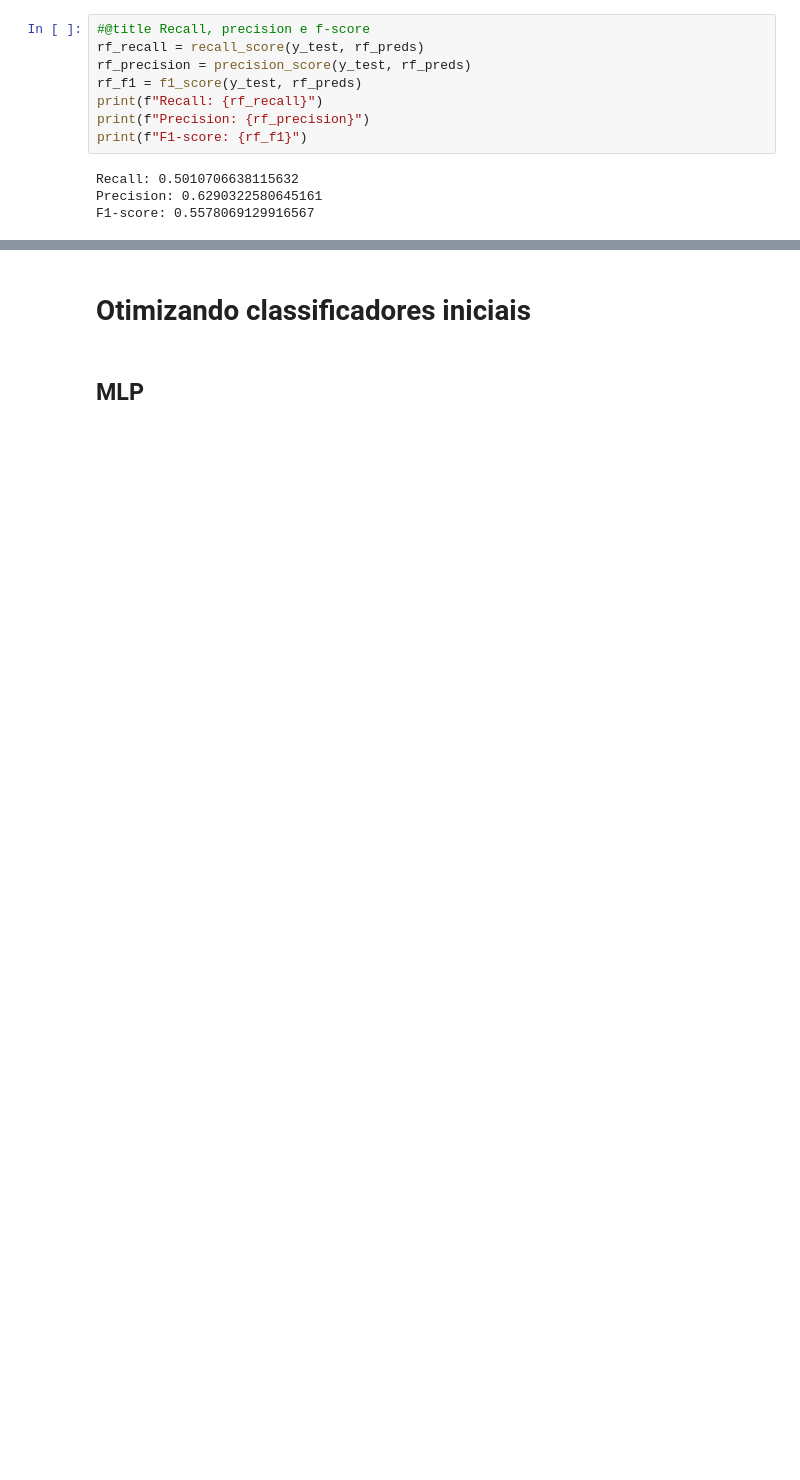
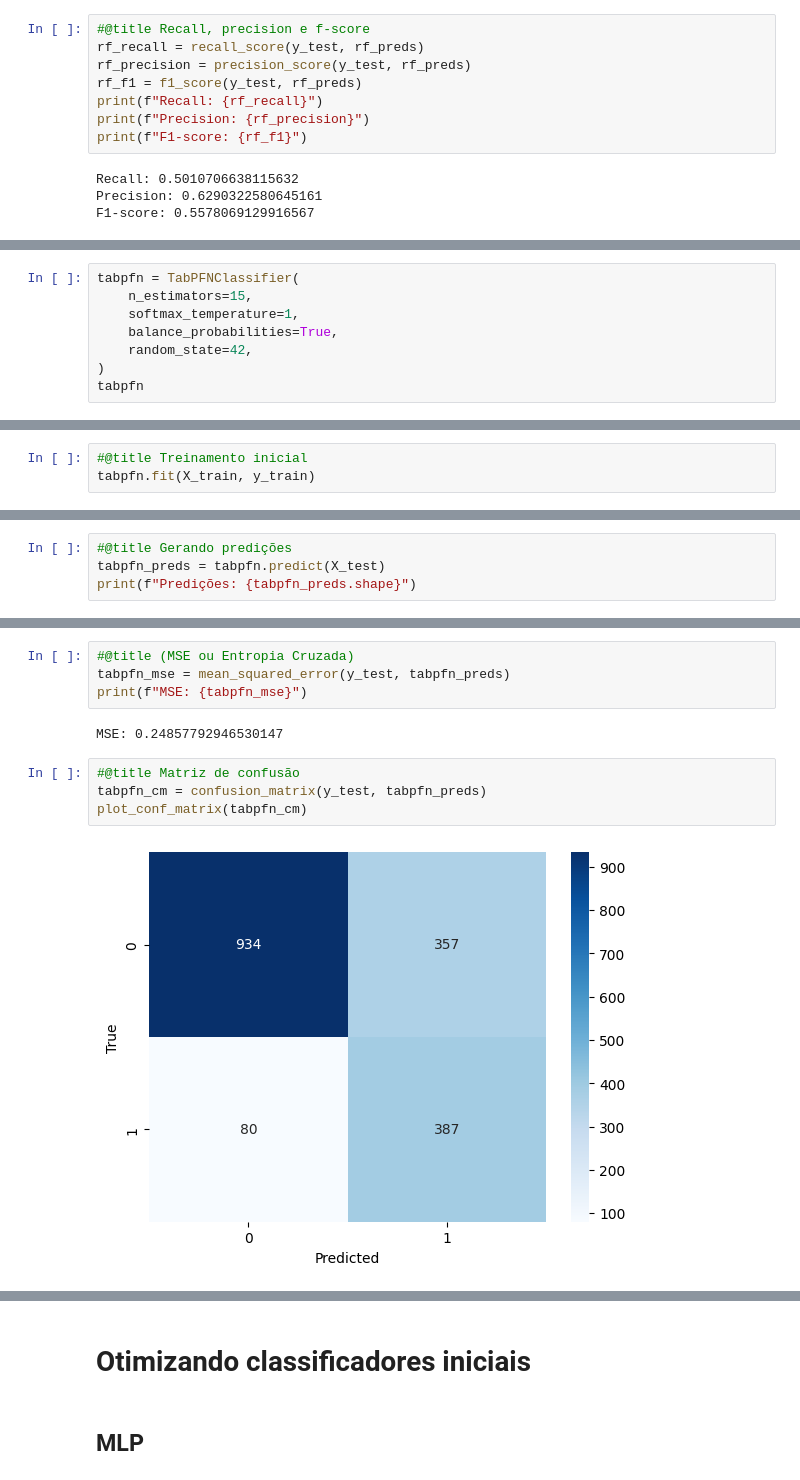
Before and after one commit to Vinicius-resende-cin/classifying-churn, a Jupyter notebook: main.ipynb, the cells around one changed output, grey strips where cells are left out. Saved outputs shown, nothing was run; the diff lists cells and outputs as text; blank space fills up the shorter version.

```diff
--- a/main.ipynb
+++ b/main.ipynb
@@ -507,0 +434,8 @@ F1-score: 0.5578069129916567
+# %%
+tabpfn = TabPFNClassifier(
+    n_estimators=15,
+    softmax_temperature=1,
+    balance_probabilities=True,
+    random_state=42,
+)
+tabpfn
@@ -507,0 +445,3 @@ F1-score: 0.5578069129916567
+# %%
+#@title Treinamento inicial
+tabpfn.fit(X_train, y_train)
@@ -507,0 +451,4 @@ F1-score: 0.5578069129916567
+# %%
+#@title Gerando predições
+tabpfn_preds = tabpfn.predict(X_test)
+print(f"Predições: {tabpfn_preds.shape}")
@@ -507,0 +465,12 @@ F1-score: 0.5578069129916567
+# %%
+#@title (MSE ou Entropia Cruzada)
+tabpfn_mse = mean_squared_error(y_test, tabpfn_preds)
+print(f"MSE: {tabpfn_mse}")
+# %% [output]
+MSE: 0.24857792946530147
+# %%
+#@title Matriz de confusão
+tabpfn_cm = confusion_matrix(y_test, tabpfn_preds)
+plot_conf_matrix(tabpfn_cm)
+# %% [output]
+[figure, added]
```
Also changed, not shown: parts of 70 cells of this notebook.
